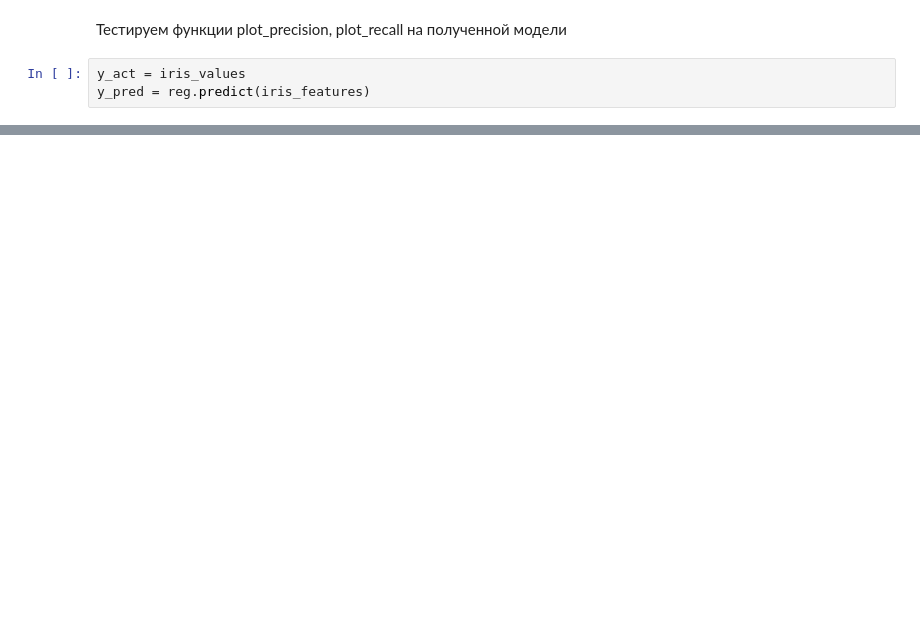
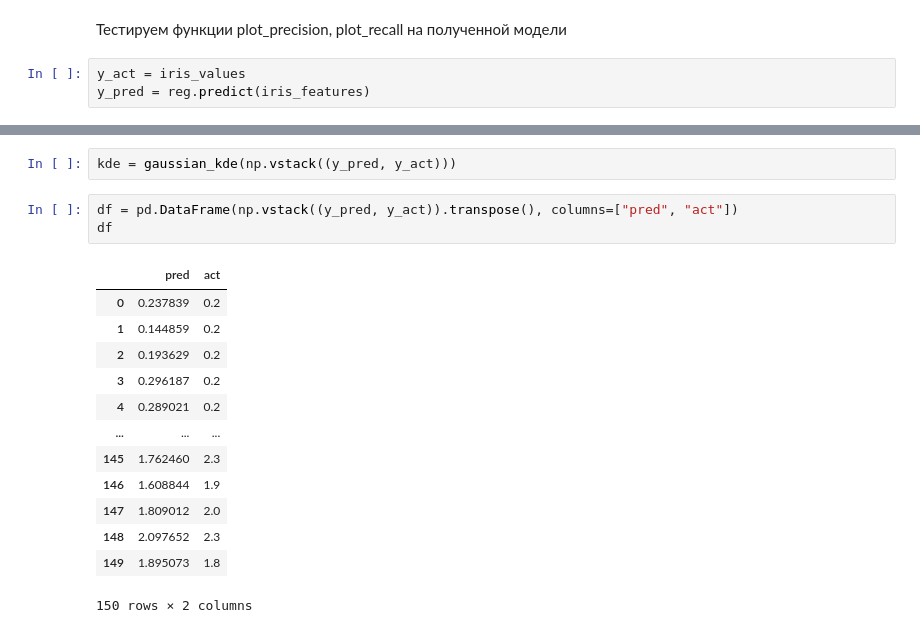
Before and after one commit to Bogachevv/StatProject, a Jupyter notebook: test1.ipynb, the cells around one changed output, grey strips where cells are left out. Drawn from its saved outputs; the diff is of its cells as text; blank space fills up the shorter version.

```diff
--- a/test1.ipynb
+++ b/test1.ipynb
@@ -66,0 +70,19 @@ plot_recall(y_pred, y_act, delta=0.15, delta_mode='relative', plt_mode='raw', pl
+# %%
+kde = gaussian_kde(np.vstack((y_pred, y_act)))
+# %%
+df = pd.DataFrame(np.vstack((y_pred, y_act)).transpose(), columns=["pred", "act"])
+df
+# %% [output]
+|  | pred | act |
+| 0 | 0.237839 | 0.2 |
+| 1 | 0.144859 | 0.2 |
+| 2 | 0.193629 | 0.2 |
+| 3 | 0.296187 | 0.2 |
+| 4 | 0.289021 | 0.2 |
+| ... | ... | ... |
+| 145 | 1.762460 | 2.3 |
+| 146 | 1.608844 | 1.9 |
+| 147 | 1.809012 | 2.0 |
+| 148 | 2.097652 | 2.3 |
+| 149 | 1.895073 | 1.8 |
+150 rows × 2 columns
```
Also changed, not shown: parts of 9 cells of this notebook.
